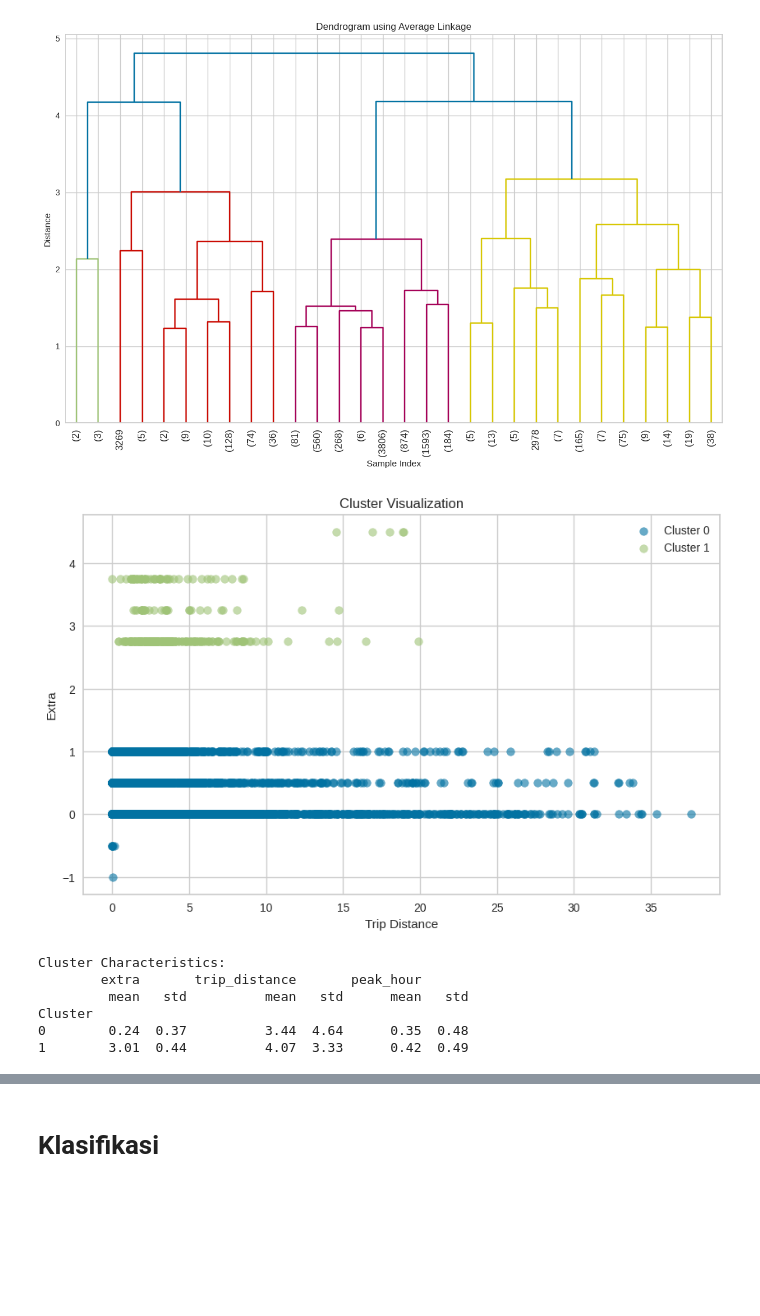
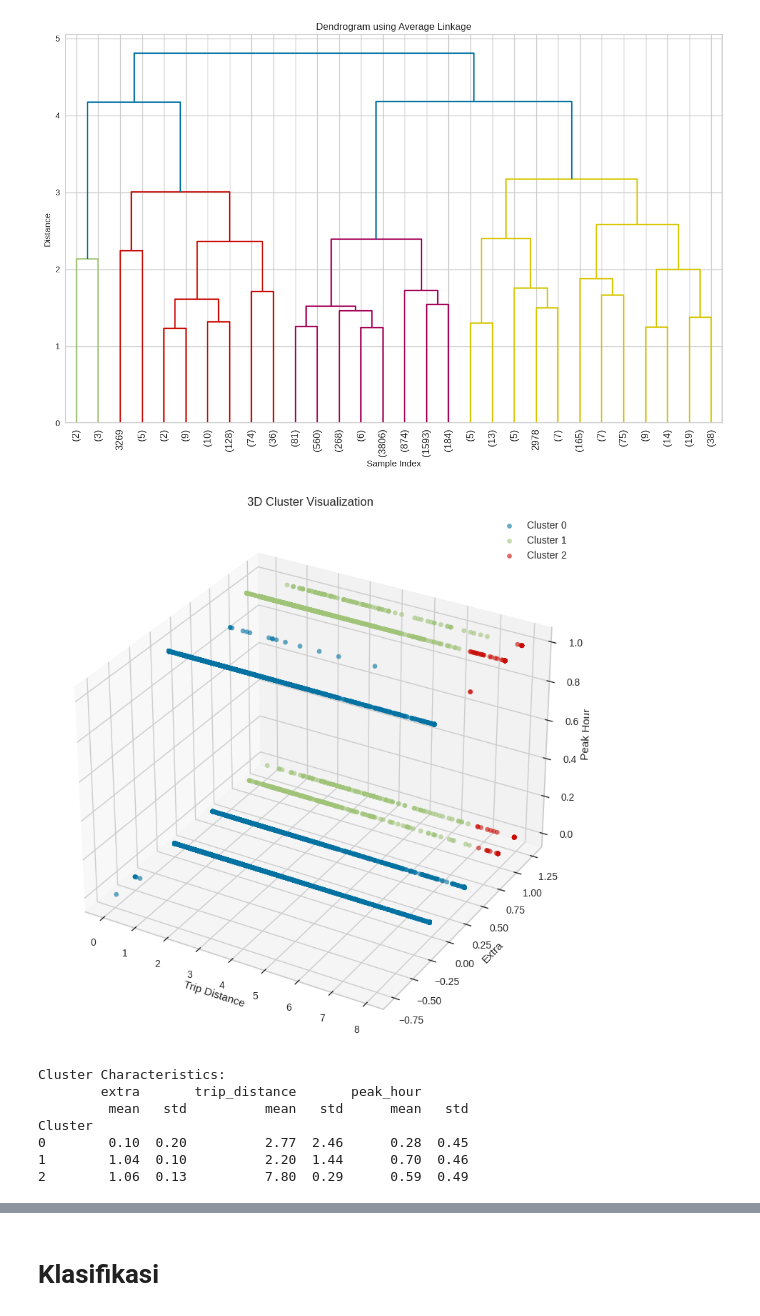
Before and after one commit to kasdead-4432/kasdead, a Jupyter notebook: final/kasdead_CarissaAlmiraYudiva.ipynb, the cells around one changed output, grey strips where cells are left out. Saved outputs shown, nothing was run; the diff lists cells and outputs as text; code cells hidden in the pictures; blank space fills up the shorter version.

```diff
--- a/final/kasdead_CarissaAlmiraYudiva.ipynb
+++ b/final/kasdead_CarissaAlmiraYudiva.ipynb
@@ -363,6 +364,23 @@ df['fare_per_mile'] = df['fare_amount'] / df['trip_distance'].replace(0, np.nan)
 df['fare_per_minute'] = df['fare_amount'] / (df['trip_duration'] * 60).replace(0, np.nan)
 df['tip_percentage'] = (df['tip_amount'] / df['fare_amount']) * 100
 df['extra_charges'] = df['total_amount'] - df['fare_amount']
+# %%
+def handle_outliers(df, columns):
+    for col in columns:
+        Q1 = df[col].quantile(0.25)
+        Q3 = df[col].quantile(0.75)
+        IQR = Q3 - Q1
+
+        lower_bound = Q1 - 1.5 * IQR
+        upper_bound = Q3 + 1.5 * IQR
+
+        # Instead of removing, cap the values
+        df[col] = df[col].clip(lower=lower_bound, upper=upper_bound)
+
+    return df
+
+numerical_columns = df.select_dtypes(include=[np.number]).columns
+df = handle_outliers(df, numerical_columns)
 # %%
 # Create peak_hour
 df['peak_hour'] = 0
@@ -488,7 +506,7 @@ plt.show()
 # %% [output]
 [figure]
 # %%
-n_clusters = 2 # Adjust based on dendrogram
+n_clusters = 3 # Adjust based on dendrogram
 clustering_model = AgglomerativeClustering(n_clusters=n_clusters, linkage='average')
 labels = clustering_model.fit_predict(X_scaled)
 # %%
@@ -500,24 +518,45 @@ cluster_stats = df.groupby('Cluster').agg({
     'peak_hour': ['mean', 'std'],
 }).round(2)
 # %%
-plt.figure(figsize=(10, 6))
+# Create 3D scatter plot
+fig = plt.figure(figsize=(10, 8))
+ax = fig.add_subplot(111, projection='3d')
+
+# Features to visualize
+x_feature = 'trip_distance'
+y_feature = 'extra'
+z_feature = 'peak_hour'
+
+# Plot each cluster
 for cluster_id in range(n_clusters):
     cluster_data = df[df['Cluster'] == cluster_id]
-    plt.scatter(cluster_data['trip_distance'], cluster_data['extra'], label=f'Cluster {cluster_id}', alpha=0.6)
+    ax.scatter(
+        cluster_data[x_feature],
+        cluster_data[y_feature],
+        cluster_data[z_feature],
+        label=f'Cluster {cluster_id}',
+        alpha=0.6
+    )
 
-plt.xlabel('Trip Distance')
-plt.ylabel('Extra')
-plt.title('Cluster Visualization')
-plt.legend()
+# Set plot labels and title
+ax.set_xlabel('Trip Distance')
+ax.set_ylabel('Extra')
+ax.set_zlabel('Peak Hour')
+ax.set_title('3D Cluster Visualization')
+ax.legend()
+
+plt.tight_layout()
 plt.show()
 
+# Display cluster characteristics
 print("Cluster Characteristics:")
 print(cluster_stats)
 # %% [output]
-[figure, old version]
+[figure, new version]
 Cluster Characteristics:
         extra       trip_distance       peak_hour
          mean   std          mean   std      mean   std
 Cluster
-0        0.24  0.37          3.44  4.64      0.35  0.48
-1        3.01  0.44          4.07  3.33      0.42  0.49
+0        0.10  0.20          2.77  2.46      0.28  0.45
+1        1.04  0.10          2.20  1.44      0.70  0.46
+2        1.06  0.13          7.80  0.29      0.59  0.49
```
Also changed, not shown: parts of 6 cells of this notebook.
